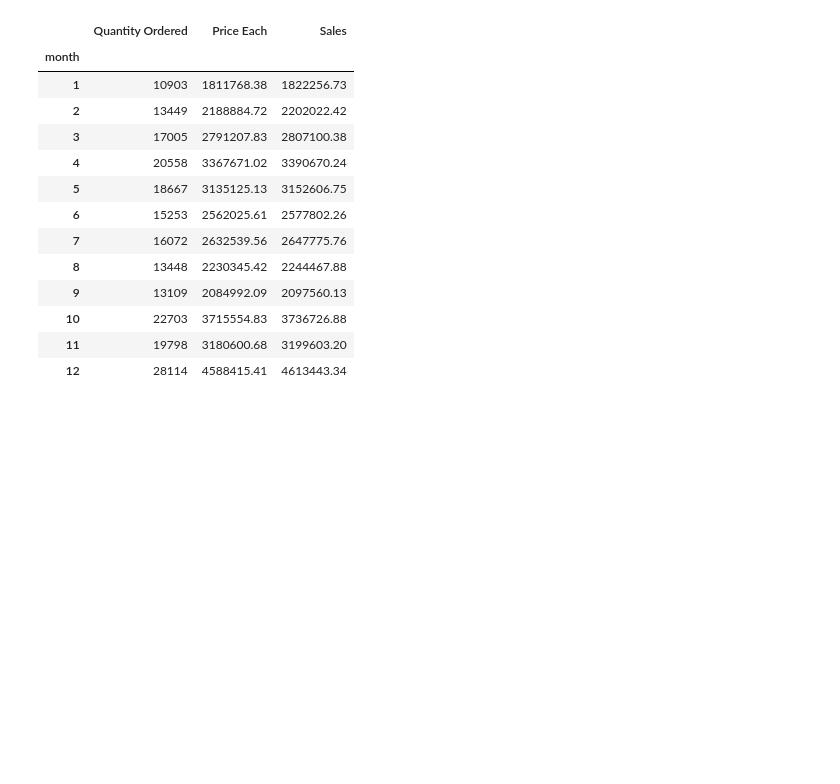
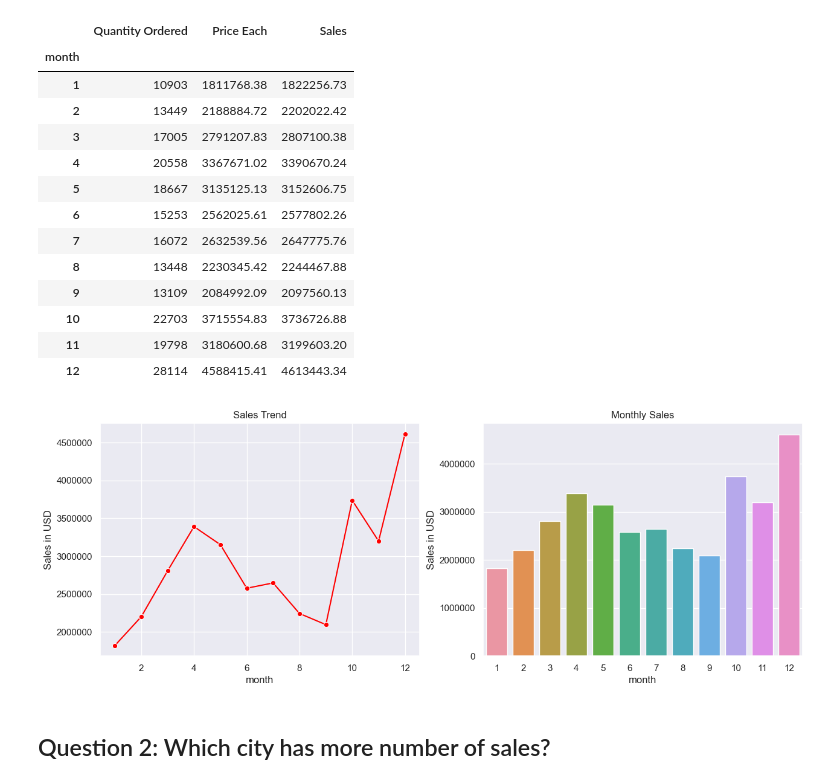
Before and after one commit to PrabhuKiran8790/Exploratory-data-analysis-using-python, a Jupyter notebook: real_world_sales_analysis.ipynb, the cells around one changed output. Cells and saved outputs as stored; diff of their text form; code cells hidden in the pictures; blank space fills up the shorter version.

```diff
--- a/real_world_sales_analysis.ipynb
+++ b/real_world_sales_analysis.ipynb
@@ -257,0 +260,6 @@ data.sort_values(by = 'Quantity Ordered', ascending = False)
+# %%
+def get_city(address):
+    return f'{address.split(",")[1].strip()} ({address.split(",")[2].split(" ")[1]})'
+
+data['City'] = data['Purchase Address'].apply(get_city)
+data
@@ -287,0 +314,21 @@ fig.show()
+# %%
+import seaborn as sb
+import matplotlib.pyplot as plt
+sb.set()
+figure, axis = plt.subplots(1, 2, figsize = (15, 5))
+sb.lineplot(x = month_wise_sales.index,
+            y = month_wise_sales['Sales'],
+            ax = axis[0],
+            color = 'red',
+            marker = 'o')
+axis[0].set_title('Sales Trend')
+axis[0].set_ylabel('Sales in USD')
+axis[0].ticklabel_format(style = 'plain', axis = 'y')
+sb.barplot(x = month_wise_sales.index, y = month_wise_sales['Sales'], ax = axis[1], )
+axis[1].set_title('Monthly Sales')
+axis[1].set_ylabel('Sales in USD')
+axis[1].ticklabel_format(style = 'plain', axis = 'y')
+# %% [output]
+[figure, added]
+# %% [markdown]
+## Question 2: Which city has more number of sales?
```
Also changed, not shown: parts of 40 cells of this notebook.
